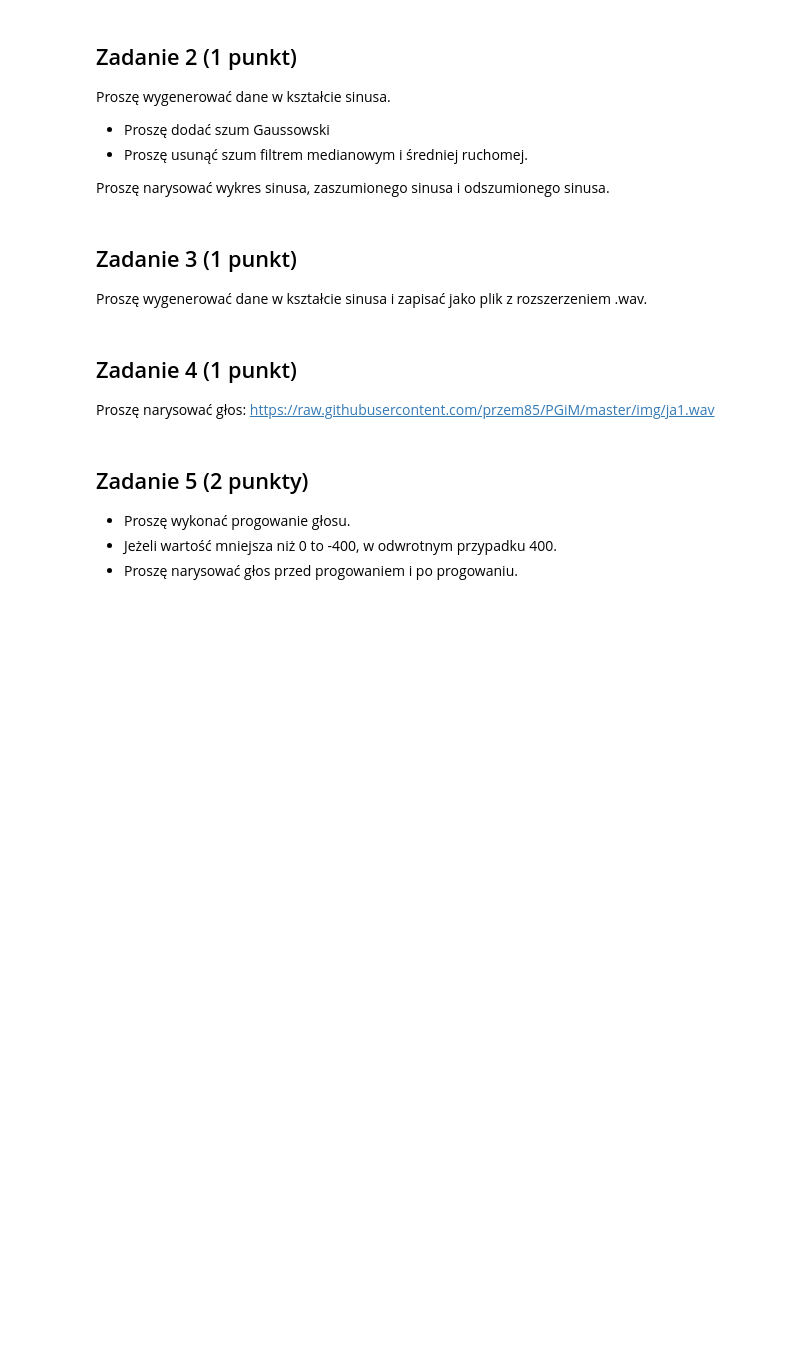
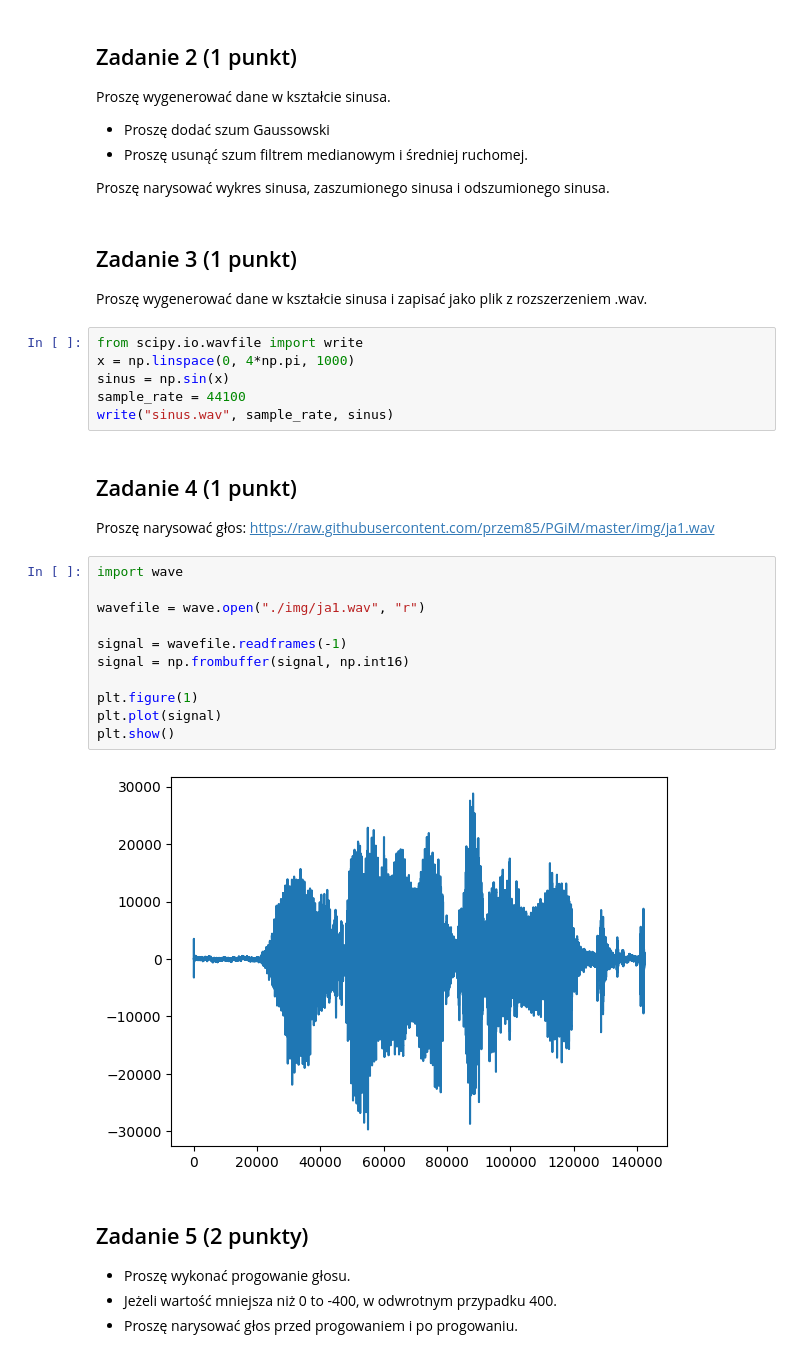
Before and after one commit to tomek0123456789/PGiM, a Jupyter notebook: exercises/PGiM_Z11.ipynb, the cells around one changed output. Drawn from its saved outputs; the diff is of its cells as text; blank space fills up the shorter version.

```diff
--- a/exercises/PGiM_Z11.ipynb
+++ b/exercises/PGiM_Z11.ipynb
@@ -20,10 +26,29 @@ Proszę narysować wykres sinusa, zaszumionego sinusa i odszumionego sinusa.
 ## Zadanie 3 (1 punkt)
 
 Proszę wygenerować dane w kształcie sinusa i zapisać jako plik z rozszerzeniem .wav.
+# %%
+from scipy.io.wavfile import write
+x = np.linspace(0, 4*np.pi, 1000)
+sinus = np.sin(x)
+sample_rate = 44100
+write("sinus.wav", sample_rate, sinus)
 # %% [markdown]
 ## Zadanie 4 (1 punkt)
 
 Proszę narysować głos: https://raw.githubusercontent.com/przem85/PGiM/master/img/ja1.wav
+# %%
+import wave
+
+wavefile = wave.open("./img/ja1.wav", "r")
+
+signal = wavefile.readframes(-1)
+signal = np.frombuffer(signal, np.int16)
+
+plt.figure(1)
+plt.plot(signal)
+plt.show()
+# %% [output]
+[figure, added]
 # %% [markdown]
 ## Zadanie 5 (2 punkty)
 
```
Also changed, not shown: parts of 3 cells of this notebook, 1 other file.
